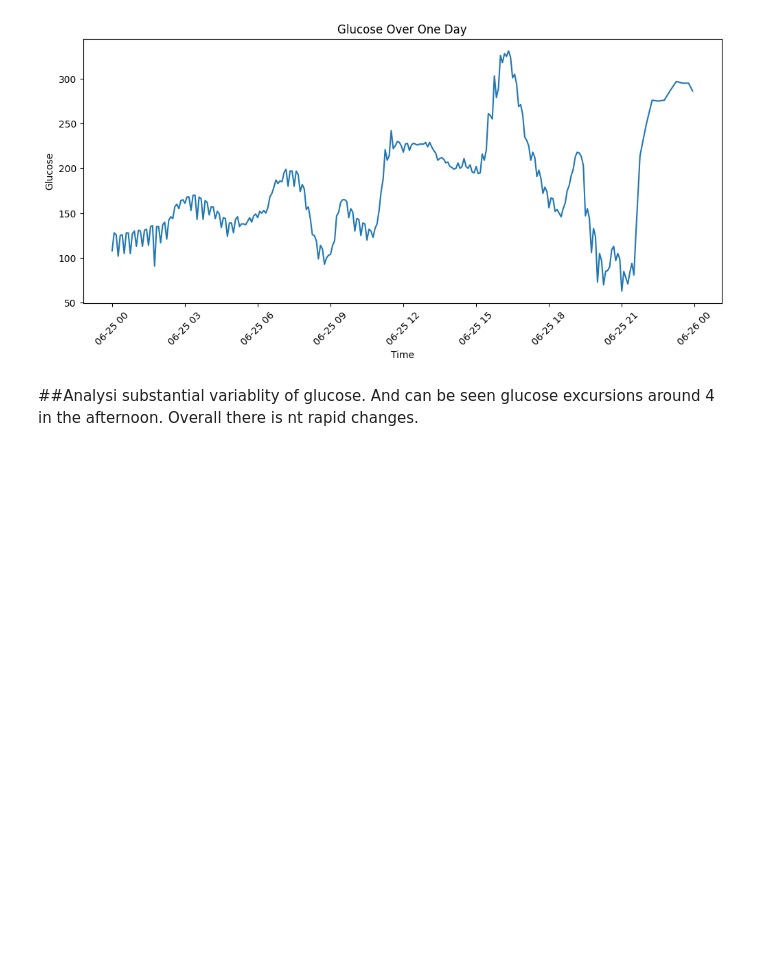
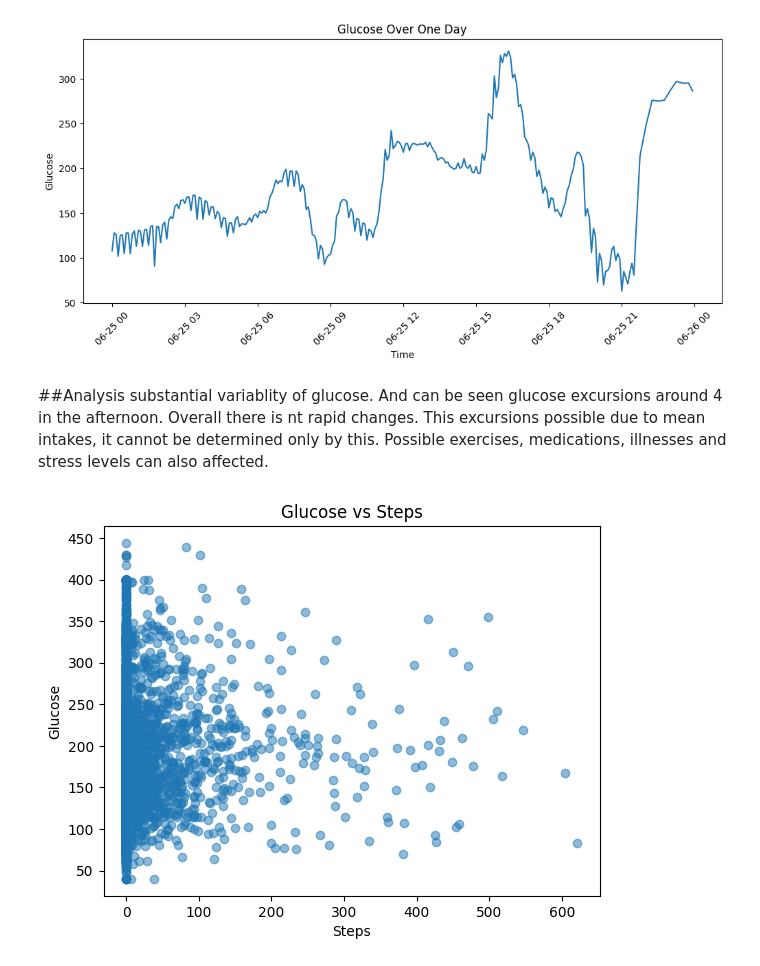
Before and after one commit to tharu0203/cgm-Analyzer, a Jupyter notebook: notebooks/cgm.analyser.ipynb, the cells around one changed output. Saved outputs shown, nothing was run; the diff lists cells and outputs as text; code cells hidden in the pictures; blank space fills up the shorter version.

```diff
--- a/notebooks/cgm.analyser.ipynb
+++ b/notebooks/cgm.analyser.ipynb
@@ -75,5 +238,14 @@ plt.show()
 # %% [output]
 [figure]
 # %% [markdown]
-##Analysi
-substantial variablity of glucose. And can be seen glucose excursions around 4 in the afternoon. Overall there is nt rapid changes.
+##Analysis
+substantial variablity of glucose. And can be seen glucose excursions around 4 in the afternoon. Overall there is nt rapid changes. This excursions possible due to mean intakes, it cannot be determined only by this. Possible exercises, medications, illnesses and stress levels can also affected.
+# %%
+import matplotlib.pyplot as plt
+plt.scatter(df["steps"], df["glucose"], alpha=0.5)
+plt.xlabel("Steps")
+plt.ylabel("Glucose")
+plt.title("Glucose vs Steps")
+plt.show()
+# %% [output]
+[figure, added]
```
Also changed, not shown: parts of 24 cells of this notebook.
